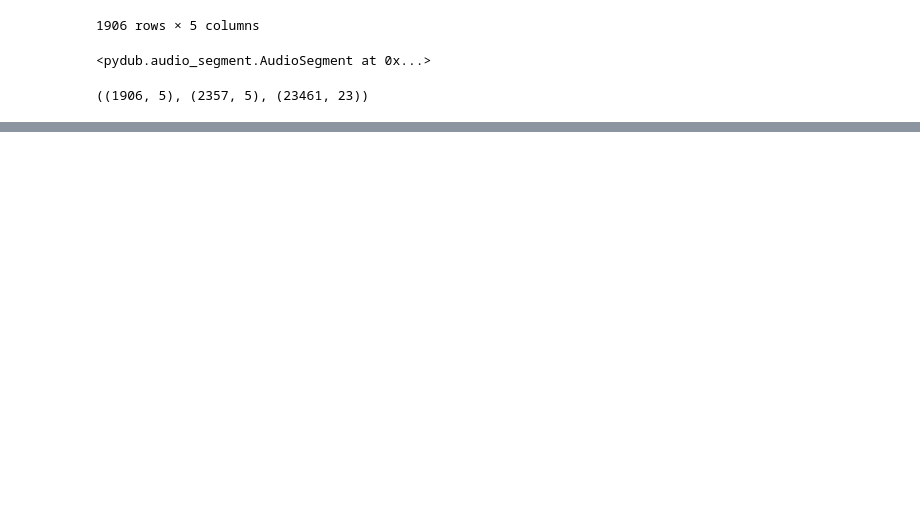
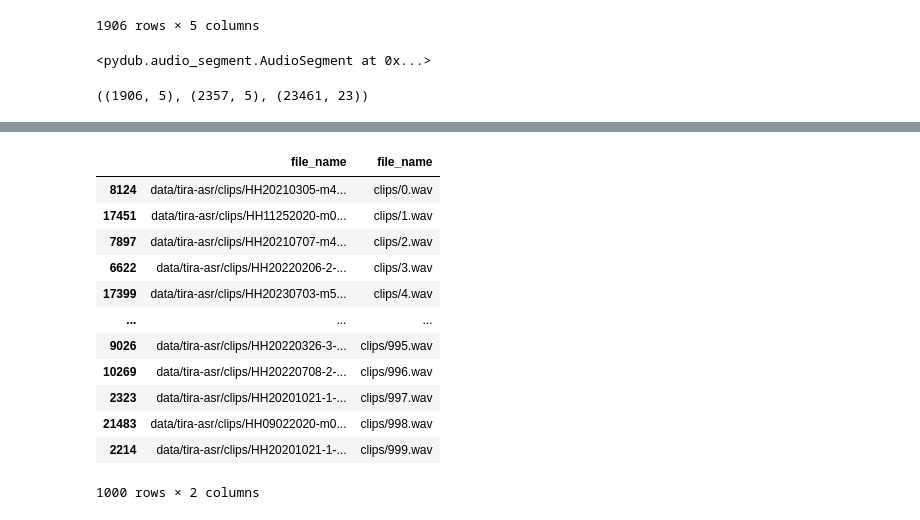
Before and after one commit to markjosims/malachor5, a Jupyter notebook: notebooks/tira_clap_sim_exploration.ipynb, the cells around one changed output, grey strips where cells are left out. Drawn from its saved outputs; the diff is of its cells as text; code cells hidden in the pictures; blank space fills up the shorter version.

```diff
--- a/notebooks/tira_clap_sim_exploration.ipynb
+++ b/notebooks/tira_clap_sim_exploration.ipynb
@@ -139,0 +193,16 @@ sim_df.head()
+# %%
+df_1k['file_name']
+# %% [output]
+|  | file_name | file_name |
+| 8124 | data/tira-asr/clips/HH20210305-m4... | clips/0.wav |
+| 17451 | data/tira-asr/clips/HH11252020-m0... | clips/1.wav |
+| 7897 | data/tira-asr/clips/HH20210707-m4... | clips/2.wav |
+| 6622 | data/tira-asr/clips/HH20220206-2-... | clips/3.wav |
+| 17399 | data/tira-asr/clips/HH20230703-m5... | clips/4.wav |
+| ... | ... | ... |
+| 9026 | data/tira-asr/clips/HH20220326-3-... | clips/995.wav |
+| 10269 | data/tira-asr/clips/HH20220708-2-... | clips/996.wav |
+| 2323 | data/tira-asr/clips/HH20201021-1-... | clips/997.wav |
+| 21483 | data/tira-asr/clips/HH09022020-m0... | clips/998.wav |
+| 2214 | data/tira-asr/clips/HH20201021-1-... | clips/999.wav |
+1000 rows × 2 columns
```
Also changed, not shown: parts of 16 cells of this notebook.
